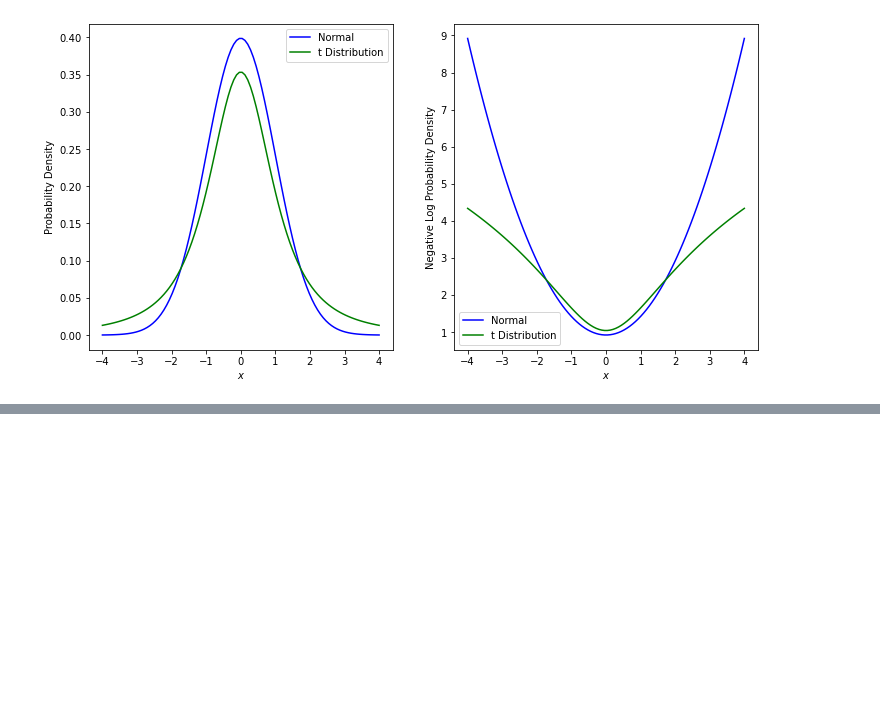
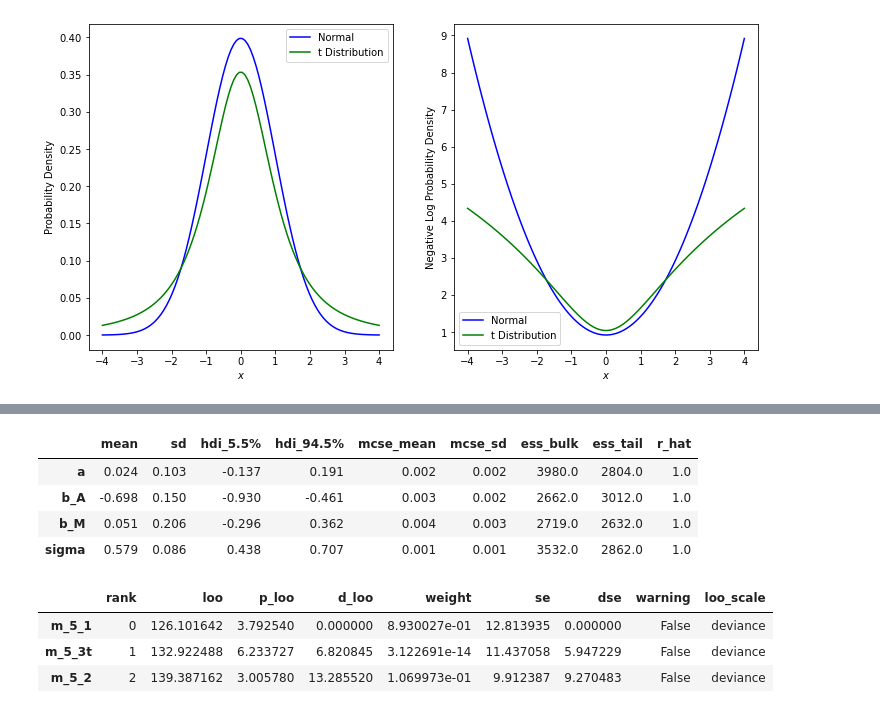
Before and after one commit to somnath1077/statistical_rethinking, a Jupyter notebook: code/ch07/nb05_WAIC_simulations.ipynb, the cells around one changed output, grey strips where cells are left out. Drawn from its saved outputs; the diff is of its cells as text; code cells hidden in the pictures; blank space fills up the shorter version.

```diff
--- a/code/ch07/nb05_WAIC_simulations.ipynb
+++ b/code/ch07/nb05_WAIC_simulations.ipynb
@@ -485,0 +486,11 @@ plt.show()
+# %%
+with pm.Model() as m_5_3t:
+    a = pm.Normal('a', mu=0.0, sigma=0.2)
+    b_A = pm.Normal('b_A', mu=0.0, sigma=0.5)
+    b_M = pm.Normal('b_M', mu=0.0, sigma=0.5)
+    sigma = pm.Exponential('sigma', lam=1.0)
+
+    mu = pm.Deterministic('mu', a + b_A * df_waf['age_stan'] + b_M * df_waf['marriage_stan'])
+    D = pm.StudentT('D', nu=2, mu=mu, sigma=sigma, observed=df_waf['divorce_stan'])
+
+    trace_5_3t = pm.sample(1000, tune=2000)
@@ -485,0 +504,17 @@ plt.show()
+# %%
+az.summary(trace_5_3t, var_names=['a', 'b_A', 'b_M', 'sigma'], hdi_prob=0.89)
+# %% [output]
+|  | mean | sd | hdi_5.5% | hdi_94.5% | mcse_mean | mcse_sd | ess_bulk | ess_tail | r_hat |
+| a | 0.024 | 0.103 | -0.137 | 0.191 | 0.002 | 0.002 | 3980.0 | 2804.0 | 1.0 |
+| b_A | -0.698 | 0.150 | -0.930 | -0.461 | 0.003 | 0.002 | 2662.0 | 3012.0 | 1.0 |
+| b_M | 0.051 | 0.206 | -0.296 | 0.362 | 0.004 | 0.003 | 2719.0 | 2632.0 | 1.0 |
+| sigma | 0.579 | 0.086 | 0.438 | 0.707 | 0.001 | 0.001 | 3532.0 | 2862.0 | 1.0 |
+# %%
+# LOO is leave-one-out (PSIS-LOO loo) cross-validation
+
+az.compare({'m_5_1': trace_5_1, 'm_5_2': trace_5_2, 'm_5_3t': trace_5_3t}, ic='loo', scale='deviance')
+# %% [output]
+|  | rank | loo | p_loo | d_loo | weight | se | dse | warning | loo_scale |
+| m_5_1 | 0 | 126.101642 | 3.792540 | 0.000000 | 8.930027e-01 | 12.813935 | 0.000000 | False | deviance |
+| m_5_3t | 1 | 132.922488 | 6.233727 | 6.820845 | 3.122691e-14 | 11.437058 | 5.947229 | False | deviance |
+| m_5_2 | 2 | 139.387162 | 3.005780 | 13.285520 | 1.069973e-01 | 9.912387 | 9.270483 | False | deviance |
```
Also changed, not shown: parts of 21 cells of this notebook.
